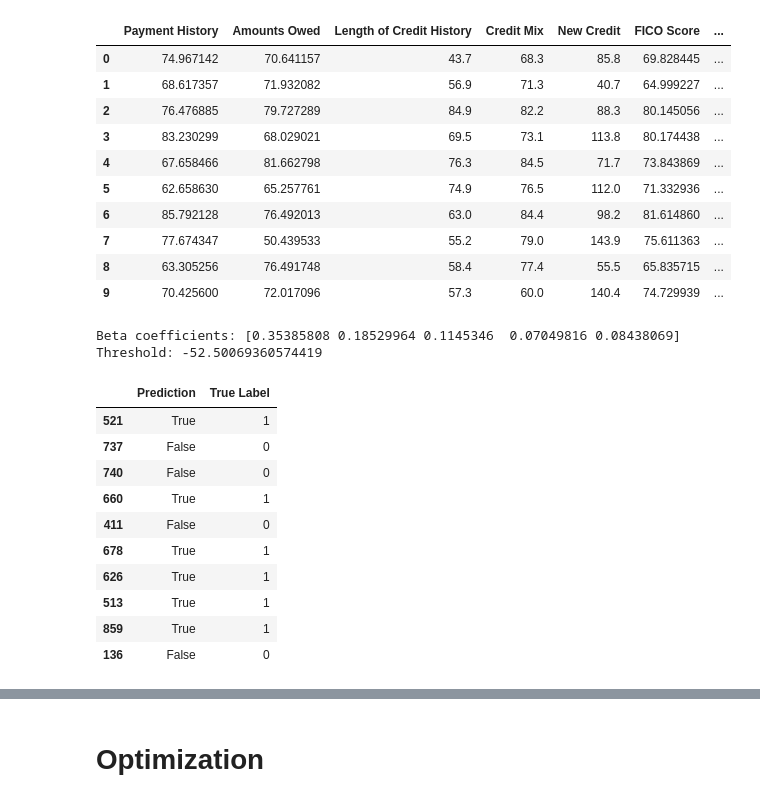
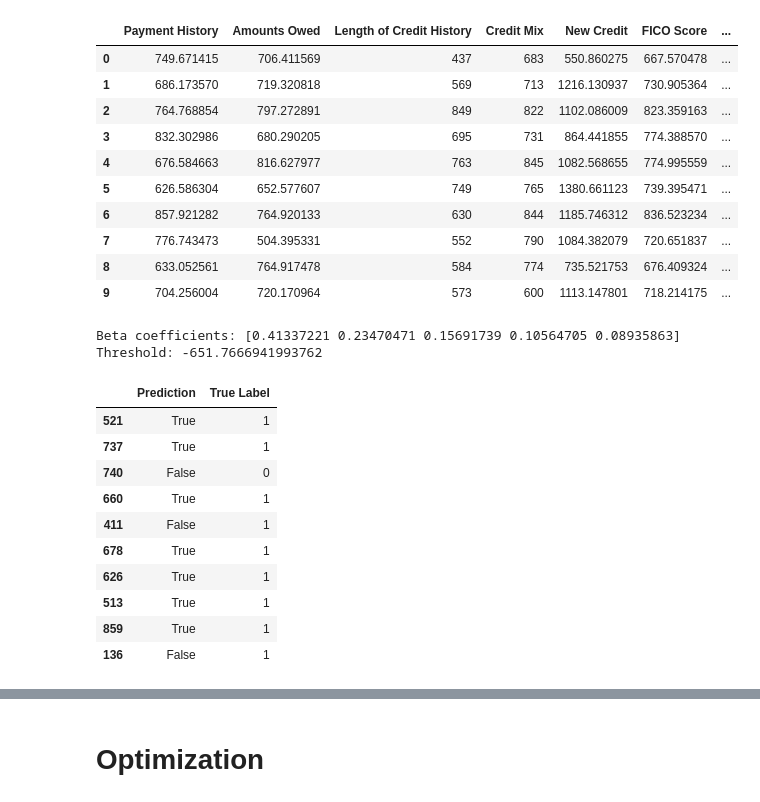
Before and after one commit to RamanEbrahimi/Research, a Jupyter notebook: Explainable AI/simulation.ipynb, the cells around one changed output, grey strips where cells are left out. Cells and saved outputs as stored; diff of their text form; code cells hidden in the pictures.

```diff
--- a/Explainable AI/simulation.ipynb
+++ b/Explainable AI/simulation.ipynb
@@ -25,8 +25,7 @@ def generate_synthetic_fico_data(n=1000):
 
     # Simulate New Credit
     # Recent credit activities lower the score
-    # new_credit = 850 - np.random.gamma(2, 100, n)
-    new_credit = np.random.choice(range(300, 1500), n, replace=True)
+    new_credit = 1500 - np.random.gamma(4, 100, n)
 
     # Combine into DataFrame
     data = {
@@ -36,7 +35,7 @@ def generate_synthetic_fico_data(n=1000):
         'Credit Mix': credit_mix,
         'New Credit': new_credit
     }
-    df = pd.DataFrame(data) /10 # Divide by 100 to scale down the values
+    df = pd.DataFrame(data) # Divide by 100 to scale down the values
 
     # Calculate FICO Score with given weights
     weights = {'Payment History': 0.45, 'Amounts Owed': 0.20, 'Length of Credit History': 0.15, 'Credit Mix': 0.10, 'New Credit': 0.10}
@@ -88,28 +87,28 @@ fico_df = df.copy()
 # %%
 # Sigmoid function to calculate probability
 def sigmoid(x):
-    return 1 / (1 + np.exp(-0.8 * (x - 65)))
+    return 1 / (1 + np.exp(-0.8 * (x/10 - 65)))
 
 # Calculate the approval probability for each individual
 fico_df['Approval Probability'] = sigmoid(fico_df['FICO Score'])
 
 # Assign "true" labels based on approval probability being above a random threshold
 # This introduces randomness in the assignment, making some borderline cases get approved or denied
 fico_df['True Label'] = (fico_df['Approval Probability'] >= np.random.rand(fico_df.shape[0])).astype(int)
 
 fico_df.head(10)
 # %% [output]
 |  | Payment History | Amounts Owed | Length of Credit History | Credit Mix | New Credit | FICO Score | ... |
-| 0 | 74.967142 | 70.641157 | 43.7 | 68.3 | 85.8 | 69.828445 | ... |
-| 1 | 68.617357 | 71.932082 | 56.9 | 71.3 | 40.7 | 64.999227 | ... |
-| 2 | 76.476885 | 79.727289 | 84.9 | 82.2 | 88.3 | 80.145056 | ... |
-| 3 | 83.230299 | 68.029021 | 69.5 | 73.1 | 113.8 | 80.174438 | ... |
-| 4 | 67.658466 | 81.662798 | 76.3 | 84.5 | 71.7 | 73.843869 | ... |
-| 5 | 62.658630 | 65.257761 | 74.9 | 76.5 | 112.0 | 71.332936 | ... |
-| 6 | 85.792128 | 76.492013 | 63.0 | 84.4 | 98.2 | 81.614860 | ... |
-| 7 | 77.674347 | 50.439533 | 55.2 | 79.0 | 143.9 | 75.611363 | ... |
-| 8 | 63.305256 | 76.491748 | 58.4 | 77.4 | 55.5 | 65.835715 | ... |
-| 9 | 70.425600 | 72.017096 | 57.3 | 60.0 | 140.4 | 74.729939 | ... |
+| 0 | 749.671415 | 706.411569 | 437 | 683 | 550.860275 | 667.570478 | ... |
+| 1 | 686.173570 | 719.320818 | 569 | 713 | 1216.130937 | 730.905364 | ... |
+| 2 | 764.768854 | 797.272891 | 849 | 822 | 1102.086009 | 823.359163 | ... |
+| 3 | 832.302986 | 680.290205 | 695 | 731 | 864.441855 | 774.388570 | ... |
+| 4 | 676.584663 | 816.627977 | 763 | 845 | 1082.568655 | 774.995559 | ... |
+| 5 | 626.586304 | 652.577607 | 749 | 765 | 1380.661123 | 739.395471 | ... |
+| 6 | 857.921282 | 764.920133 | 630 | 844 | 1185.746312 | 836.523234 | ... |
+| 7 | 776.743473 | 504.395331 | 552 | 790 | 1084.382079 | 720.651837 | ... |
+| 8 | 633.052561 | 764.917478 | 584 | 774 | 735.521753 | 676.409324 | ... |
+| 9 | 704.256004 | 720.170964 | 573 | 600 | 1113.147801 | 718.214175 | ... |
 # %%
 def logistic_regression_with_sum_constraint(X, y):
     """
@@ -166,11 +165,11 @@ y = fico_df['True Label']  # the target variable
 X_train, X_test, y_train, y_test= train_test_split(X, y, test_size=0.3, random_state=42)
 
 # normal logreg
-model = LogisticRegression()
+# model = LogisticRegression()
 
 # Train the logistic regression model
-beta, threshold = model.fit(X_train, y_train).coef_[0], model.intercept_[0]
-# logistic_regression_with_sum_constraint(X_train, y_train)
+# beta, threshold = model.fit(X_train, y_train).coef_[0], model.intercept_[0]
+beta, threshold = logistic_regression_with_sum_constraint(X_train, y_train)
 print("Beta coefficients:", beta)
 print("Threshold:", threshold)
 
@@ -179,19 +178,19 @@ predictions = (X_test.values @ beta + threshold) > 0
 results = pd.DataFrame({'Prediction': predictions, 'True Label': y_test})
 results.head(10)
 # %% [output]
-Beta coefficients: [0.35385808 0.18529964 0.1145346  0.07049816 0.08438069]
-Threshold: -52.50069360574419
+Beta coefficients: [0.41337221 0.23470471 0.15691739 0.10564705 0.08935863]
+Threshold: -651.7666941993762
 |  | Prediction | True Label |
 | 521 | True | 1 |
-| 737 | False | 0 |
+| 737 | True | 1 |
 | 740 | False | 0 |
 | 660 | True | 1 |
-| 411 | False | 0 |
+| 411 | False | 1 |
 | 678 | True | 1 |
 | 626 | True | 1 |
 | 513 | True | 1 |
 | 859 | True | 1 |
-| 136 | False | 0 |
+| 136 | False | 1 |
 # %%
 # feature names
 feature_names = X.columns
```
Also changed, not shown: parts of 7 cells of this notebook, 6 other files.
